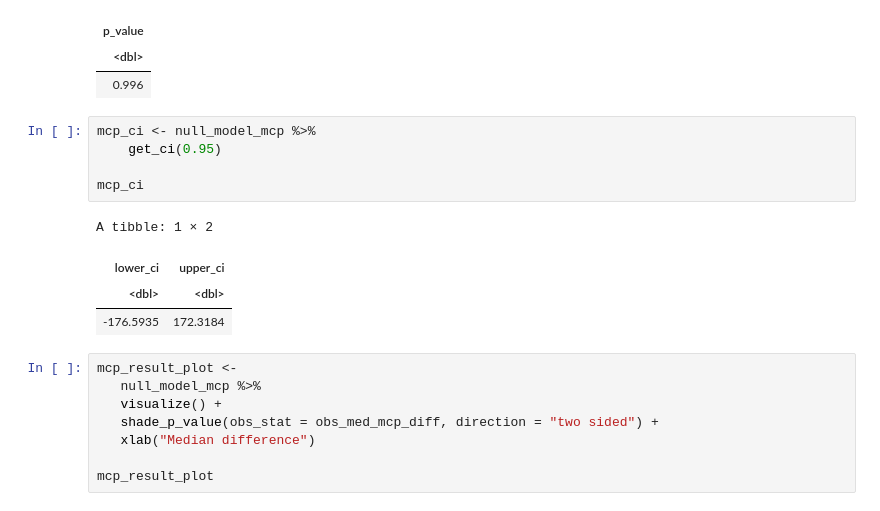
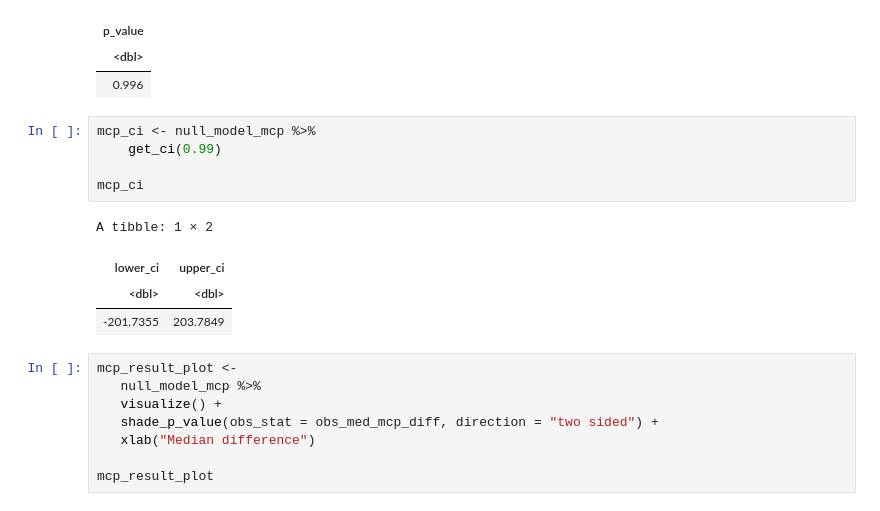
Before and after one commit to cpan0/breast-cancer-coimbra-dataset, a Jupyter notebook: final-report.ipynb, the cells around one changed output. Cells and saved outputs as stored; diff of their text form.

```diff
--- a/final-report.ipynb
+++ b/final-report.ipynb
@@ -335,14 +335,14 @@ A tibble: 1 × 1
 | 0.996 |
 # %%
 mcp_ci <- null_model_mcp %>%
-    get_ci(0.95)
+    get_ci(0.99)
 
 mcp_ci
 # %% [output]
 A tibble: 1 × 2
 | lower_ci | upper_ci |
 | <dbl> | <dbl> |
-| -176.5935 | 172.3184 |
+| -201.7355 | 203.7849 |
 # %%
 mcp_result_plot <-
    null_model_mcp %>%
```
Also changed, not shown: parts of 2 cells of this notebook.
